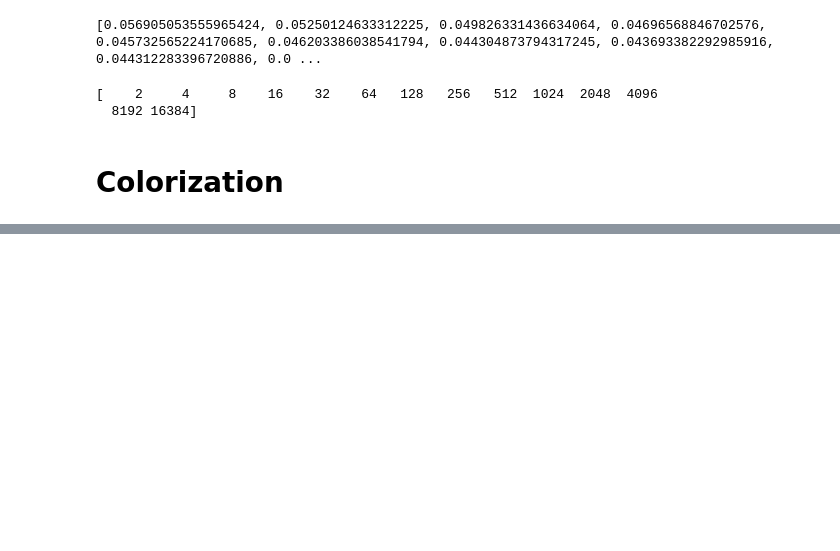
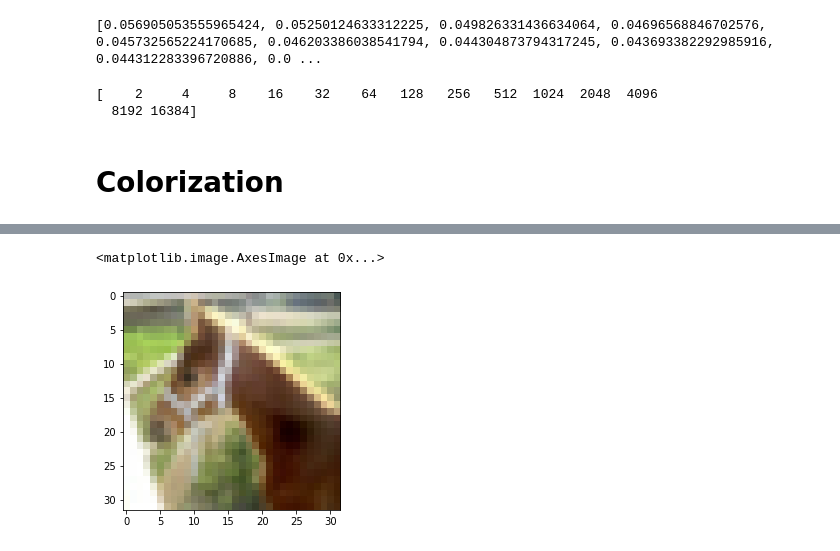
Before and after one commit to lougau92/Autoencoder-for-image-coloring, a Jupyter notebook: notebook.ipynb, the cells around one changed output, grey strips where cells are left out. Cells and saved outputs as stored; diff of their text form; code cells hidden in the pictures; blank space fills up the shorter version.

```diff
--- a/notebook.ipynb
+++ b/notebook.ipynb
@@ -298,0 +272,13 @@ history_fine = model.fit((x_train_chrom,x_train_gray_chrom),
+# %%
+y_re = Image.fromarray(y_arr, mode ="L")
+cb_arr= (c_arr.T[0][:][:]).T
+cr_arr= (c_arr.T[1][:][:]).T
+cb_re = Image.fromarray(cb_arr, mode ="L")
+cr_re = Image.fromarray(cr_arr, mode ="L")
+
+x= Image.merge('YCbCr', (y_re, cb_re, cr_re)).convert('RGB')
+
+plt.imshow(x)
+# %% [output]
+<matplotlib.image.AxesImage at 0x...>
+[figure, added]
```
Also changed, not shown: parts of 19 cells of this notebook.
